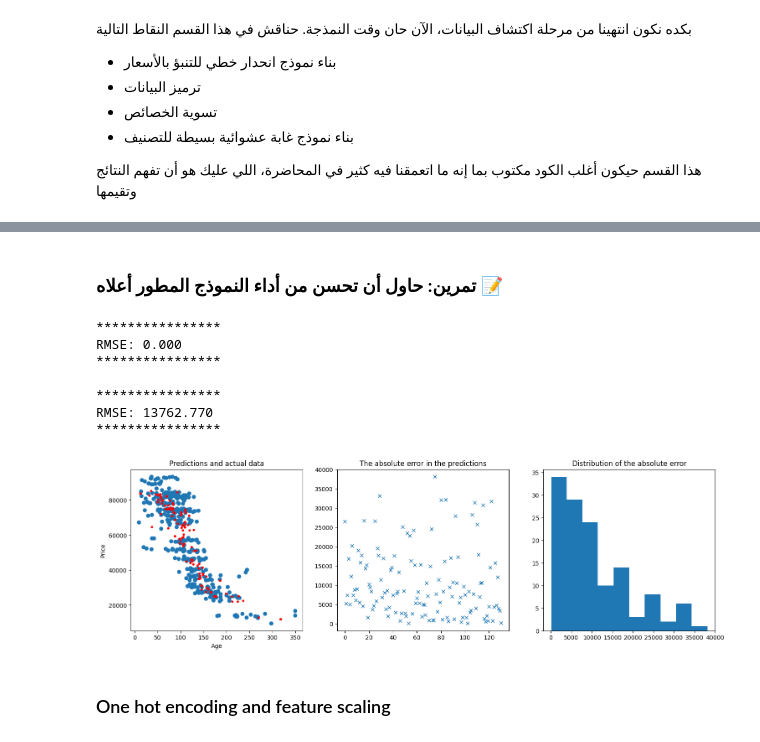
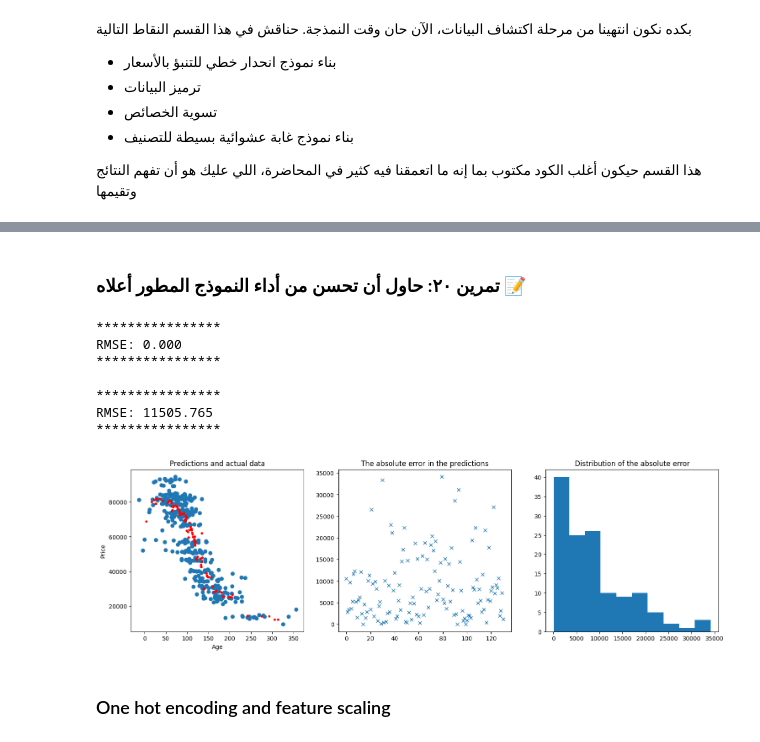
Before and after one commit to halsawadi/thakaa-ml-zero2hero, a Jupyter notebook: notebooks/EDAAndMLBasicsThakaaBootcamp_Solutions.ipynb, the cells around one changed output, grey strips where cells are left out. Drawn from its saved outputs; the diff is of its cells as text; code cells hidden in the pictures.

```diff
--- a/notebooks/EDAAndMLBasicsThakaaBootcamp_Solutions.ipynb
+++ b/notebooks/EDAAndMLBasicsThakaaBootcamp_Solutions.ipynb
@@ -786,5 +713,5 @@ RMSE: 13451.575
 # %% [markdown]
-<h3 style="text-align: left;"><b>تمرين:</b> حاول أن تحسن من أداء النموذج المطور أعلاه 📝</h3>
+<h3 style="text-align: left;"><b>تمرين ٢٠:</b> حاول أن تحسن من أداء النموذج المطور أعلاه 📝</h3>
 # %%
 # Your code goes here
 from sklearn.linear_model import LinearRegression
@@ -792,45 +719,47 @@ from sklearn.model_selection import train_test_split
 from sklearn.ensemble import RandomForestRegressor
 
 #Based on the scatter plots it seems like Age is the single most important feature
+# TODO: Make of the features you want to use in the model
 features = ['Age']
 
 # Create train and test data
+# TODO: Specify your input variables (X) and your target variable (y)
 X = df[features].values.reshape(-1,1)
 y = df['Price'].values
 X_train, X_test, y_train, y_test = train_test_split(X, y, random_state=0)
 
 # Initialize linear regressor model
 # 'Train' the model
 # Predict price based on data in test - set
-# LinReg = RandomForestRegressor(n_estimators=10)
-LinReg = RandomForestRegressor(max_depth=10, n_estimators=50)
-LinReg.fit(X_train, y_train)
-y_pred = LinReg.predict(X_test)
+# TODO: Use a more complicated model
+model = RandomForestRegressor(max_depth=5, n_estimators=50)
+model.fit(X_train, y_train)
+y_pred = model.predict(X_test)
 abs_error = np.abs(y_pred - y_test)
 print('\n****************\nRMSE: {:.3f}\n****************'.format(np.sqrt(mean_squared_error(y_train, y_train))))
 
 print('\n****************\nRMSE: {:.3f}\n****************'.format(np.sqrt(mean_squared_error(y_test, y_pred))))
 
 fig, (ax1, ax2, ax3) = plt.subplots(1,3,figsize=(18,5))
 ax1.plot(X_train[:,0], y_train, 'o')
 ax1.plot(X_test[:,0], y_pred, 'r.')
 ax1.set_xlabel('Age')
 ax1.set_ylabel('Price')
 ax1.set_title('Predictions and actual data')
 ax2.plot(np.arange(len(y_pred)), abs_error, 'x')
 ax2.set_title('The absolute error in the predictions')
 ax3.hist(abs_error)
 ax3.set_title('Distribution of the absolute error')
 plt.show()
 # %% [output]
 ****************
 RMSE: 0.000
 ****************
 
 ****************
-RMSE: 13762.770
+RMSE: 11505.765
 ****************
-[figure, old version]
+[figure, new version]
 # %% [markdown]
 ### One hot encoding and feature scaling
 # %% [markdown]
```
Also changed, not shown: parts of 80 cells of this notebook, 2 other files.
